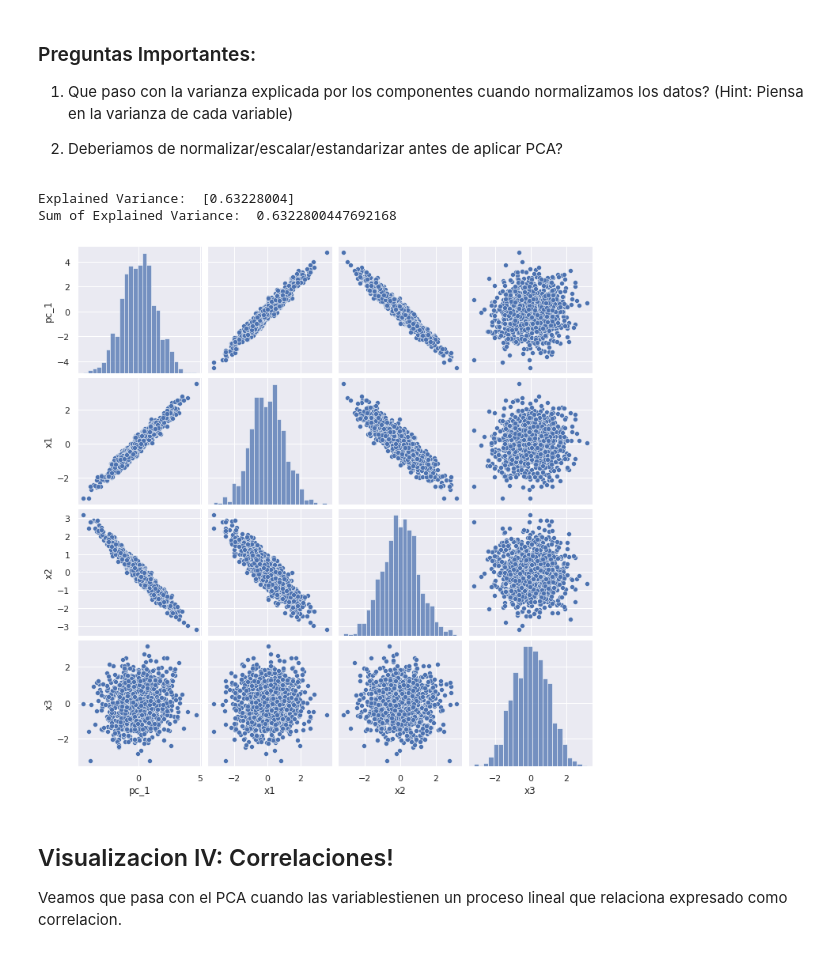
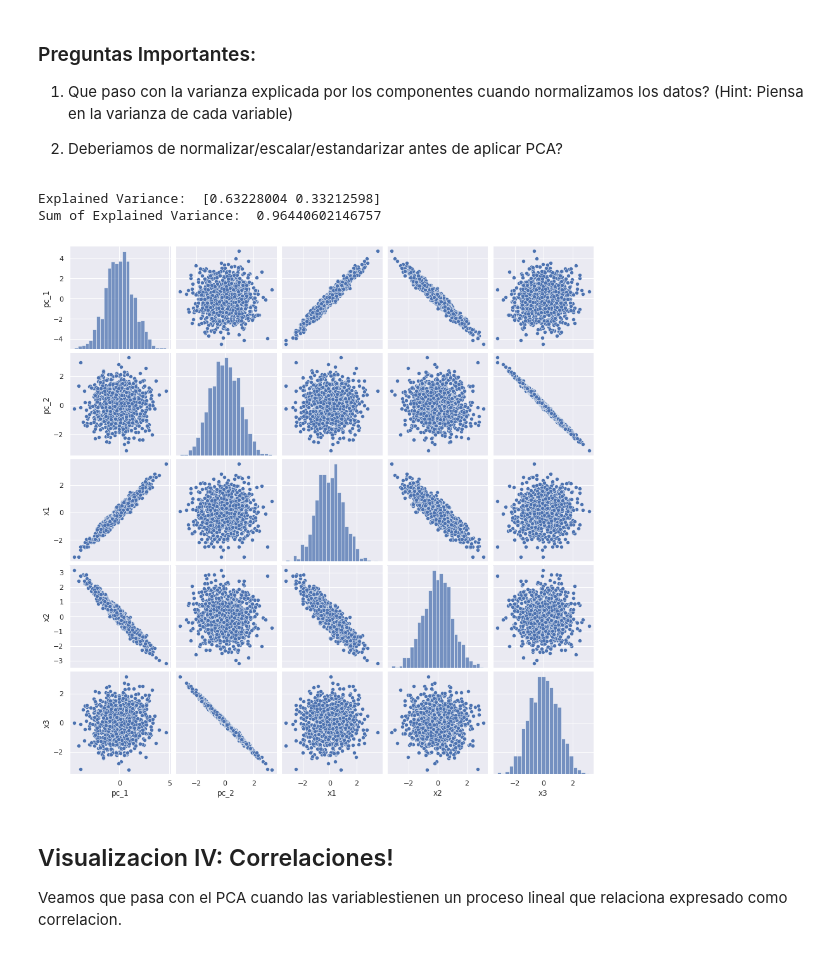
Before and after one commit to IEXE-Tec/aprendizaje-maquina-2, a Jupyter notebook: 02_reduccion_de_dimensionalidad.ipynb, the cells around one changed output. Drawn from its saved outputs; the diff is of its cells as text; code cells hidden in the pictures.

```diff
--- a/02_reduccion_de_dimensionalidad.ipynb
+++ b/02_reduccion_de_dimensionalidad.ipynb
@@ -259,23 +259,23 @@ https://www.researchgate.net/publication/255644479_On_Relationships_Between_Unce
 # %%
 # Set parameters & seed
 np.random.seed(7463)
 n = 1000
 
 # Create components
 c1 = np.random.normal(10,2,n)
 
 # Create Variables
 x1 = c1 + np.random.normal(0,1,n)
 x2 = -3*c1 + np.random.normal(0,1,n)
 x3 = np.random.normal(10,10,n)
 # Create Pandas
 x = pd.DataFrame.from_dict({'x1':x1,'x2':x2, 'x3':x3})
 
-pca_fun(x, n_c=1, nor=True)
+pca_fun(x, n_c=2, nor=True)
 # %% [output]
-Explained Variance:  [0.63228004]
-Sum of Explained Variance:  0.6322800447692168
+Explained Variance:  [0.63228004 0.33212598]
+Sum of Explained Variance:  0.96440602146757
-[figure, old version]
+[figure, new version]
 # %% [markdown]
 ## Visualizacion IV: Correlaciones!
 Veamos que pasa con el PCA cuando las variablestienen un proceso lineal que relaciona expresado como correlacion.
```
Also changed, not shown: parts of 12 cells of this notebook.
